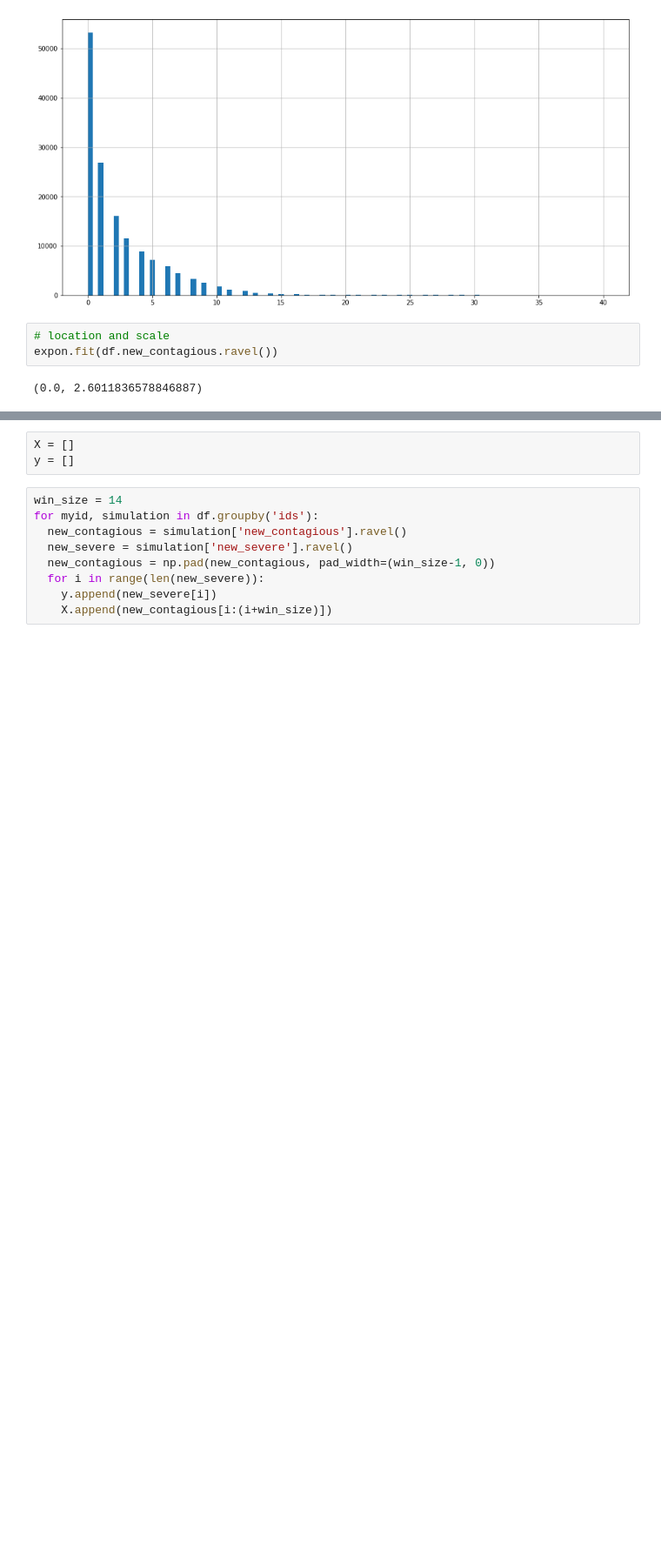
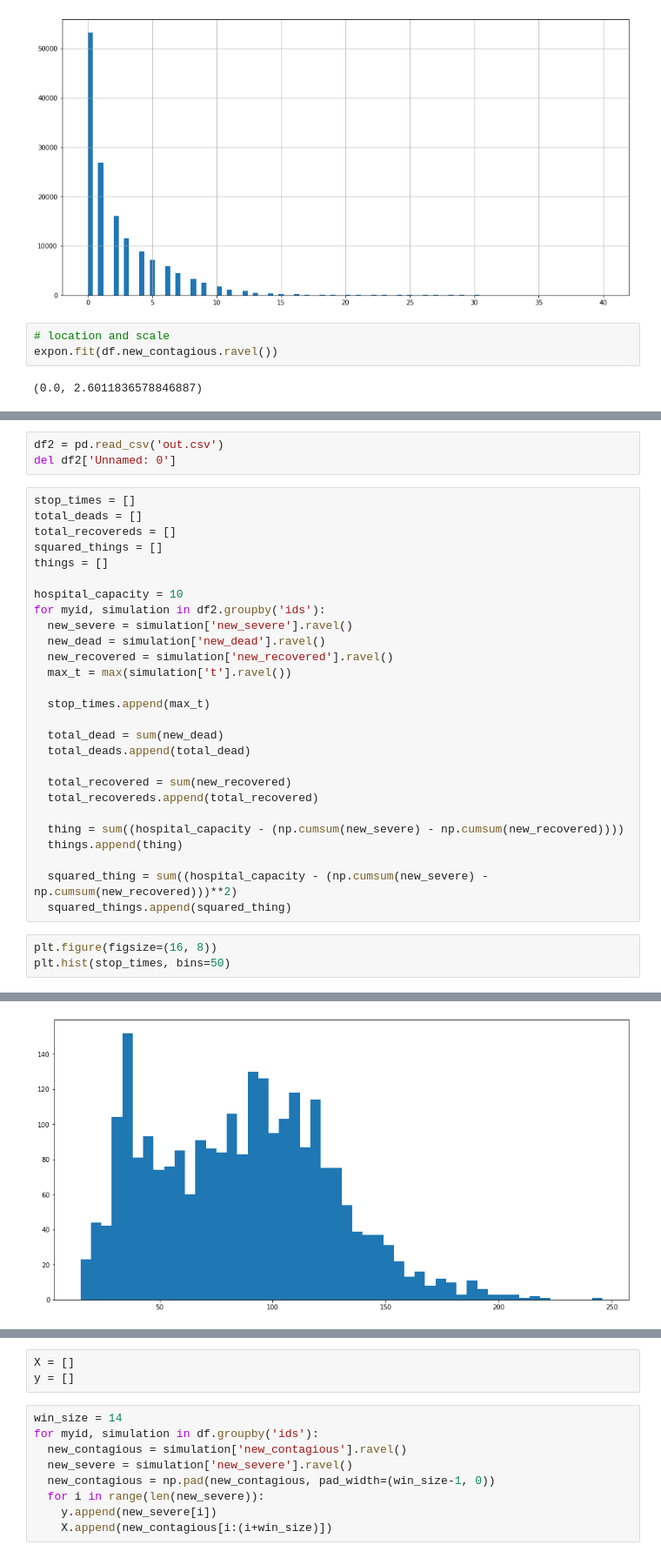
Before and after one commit to vfrantc/covidpa, a Jupyter notebook: eda_covid_simulation.ipynb, the cells around one changed output, grey strips where cells are left out. Shown: that part at 87% size. Cells and saved outputs as stored; diff of their text form; blank space fills up the shorter version.

```diff
--- a/eda_covid_simulation.ipynb
+++ b/eda_covid_simulation.ipynb
@@ -67,0 +85,34 @@ expon.fit(df.new_contagious.ravel())
+# %%
+df2 = pd.read_csv('out.csv')
+del df2['Unnamed: 0']
+# %%
+stop_times = []
+total_deads = []
+total_recovereds = []
+squared_things = []
+things = []
+
+hospital_capacity = 10
+for myid, simulation in df2.groupby('ids'):
+  new_severe = simulation['new_severe'].ravel()
+  new_dead = simulation['new_dead'].ravel()
+  new_recovered = simulation['new_recovered'].ravel()
+  max_t = max(simulation['t'].ravel())
+
+  stop_times.append(max_t)
+
+  total_dead = sum(new_dead)
+  total_deads.append(total_dead)
+
+  total_recovered = sum(new_recovered)
+  total_recovereds.append(total_recovered)
+
+  thing = sum((hospital_capacity - (np.cumsum(new_severe) - np.cumsum(new_recovered))))
+  things.append(thing)
+
+  squared_thing = sum((hospital_capacity - (np.cumsum(new_severe) - np.cumsum(new_recovered)))**2)
+  squared_things.append(squared_thing)
+# %%
+plt.figure(figsize=(16, 8))
+plt.hist(stop_times, bins=50)
+# %% [output]
@@ -67,0 +132 @@ expon.fit(df.new_contagious.ravel())
+[figure, added]
```
Also changed, not shown: parts of 11 cells of this notebook.
